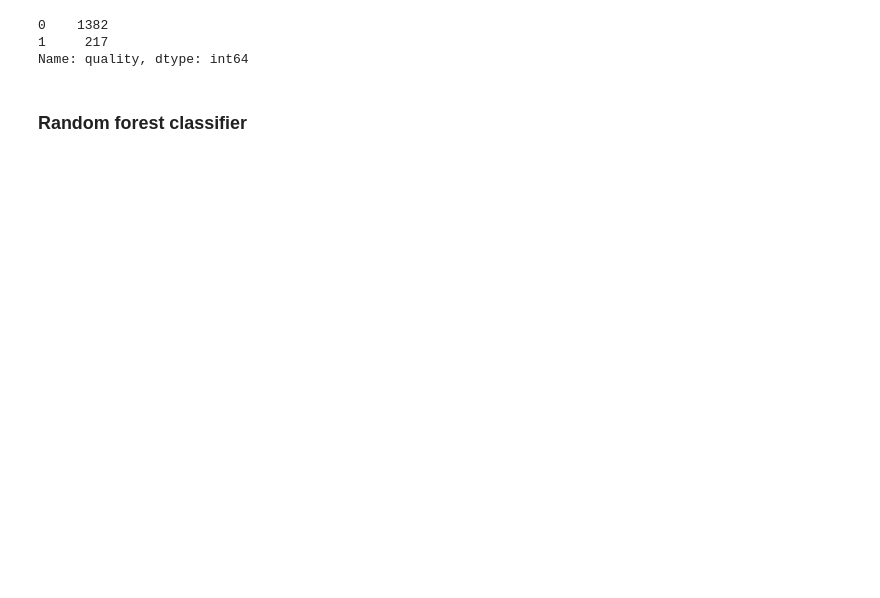
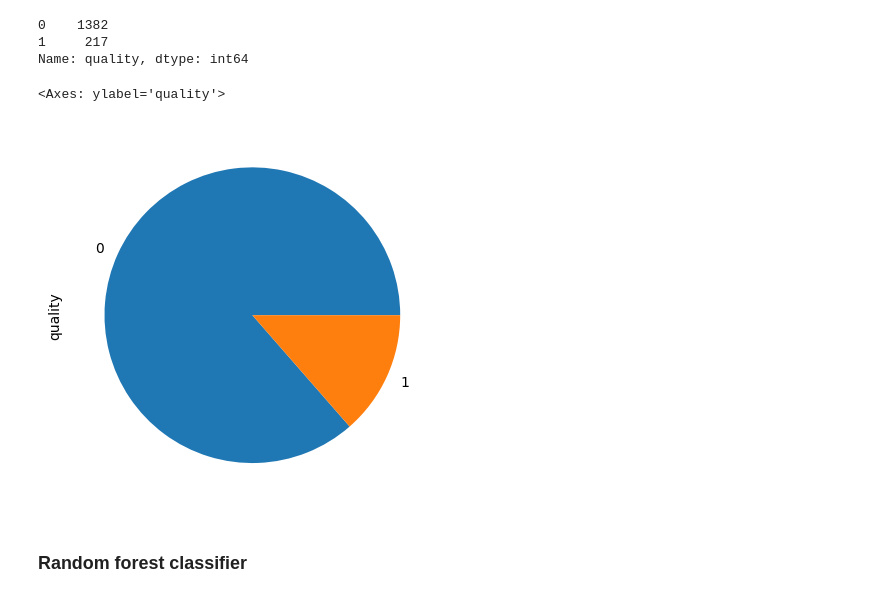
Before and after one commit to monyorojoseph/DS-Bootcamp, a Jupyter notebook: kaggle/wine_quality.ipynb, the cells around one changed output. Drawn from its saved outputs; the diff is of its cells as text; code cells hidden in the pictures; blank space fills up the shorter version.

```diff
--- a/kaggle/wine_quality.ipynb
+++ b/kaggle/wine_quality.ipynb
@@ -144,6 +144,10 @@ df['quality'].value_counts()
 Name: quality, dtype: int64
 # %%
 # sns.countplot(df['quality'])
+df['quality'].value_counts().plot(kind='pie')
+# %% [output]
+<Axes: ylabel='quality'>
+[figure, added]
 # %%
 # now separate dataset to response variable and feature variables
 X = df.drop('quality', axis=1)
```
Also changed, not shown: parts of 10 cells of this notebook, 1 other file.
